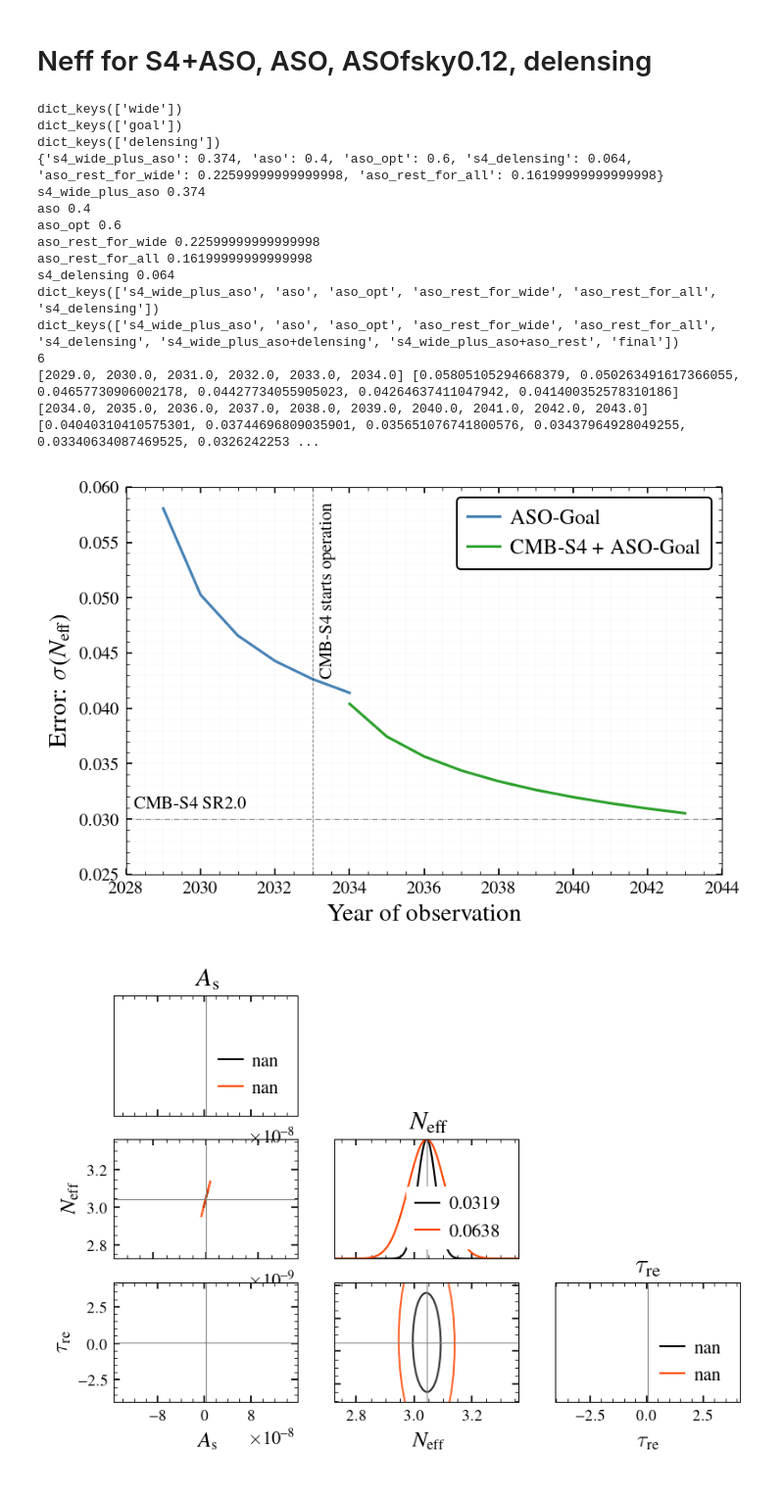
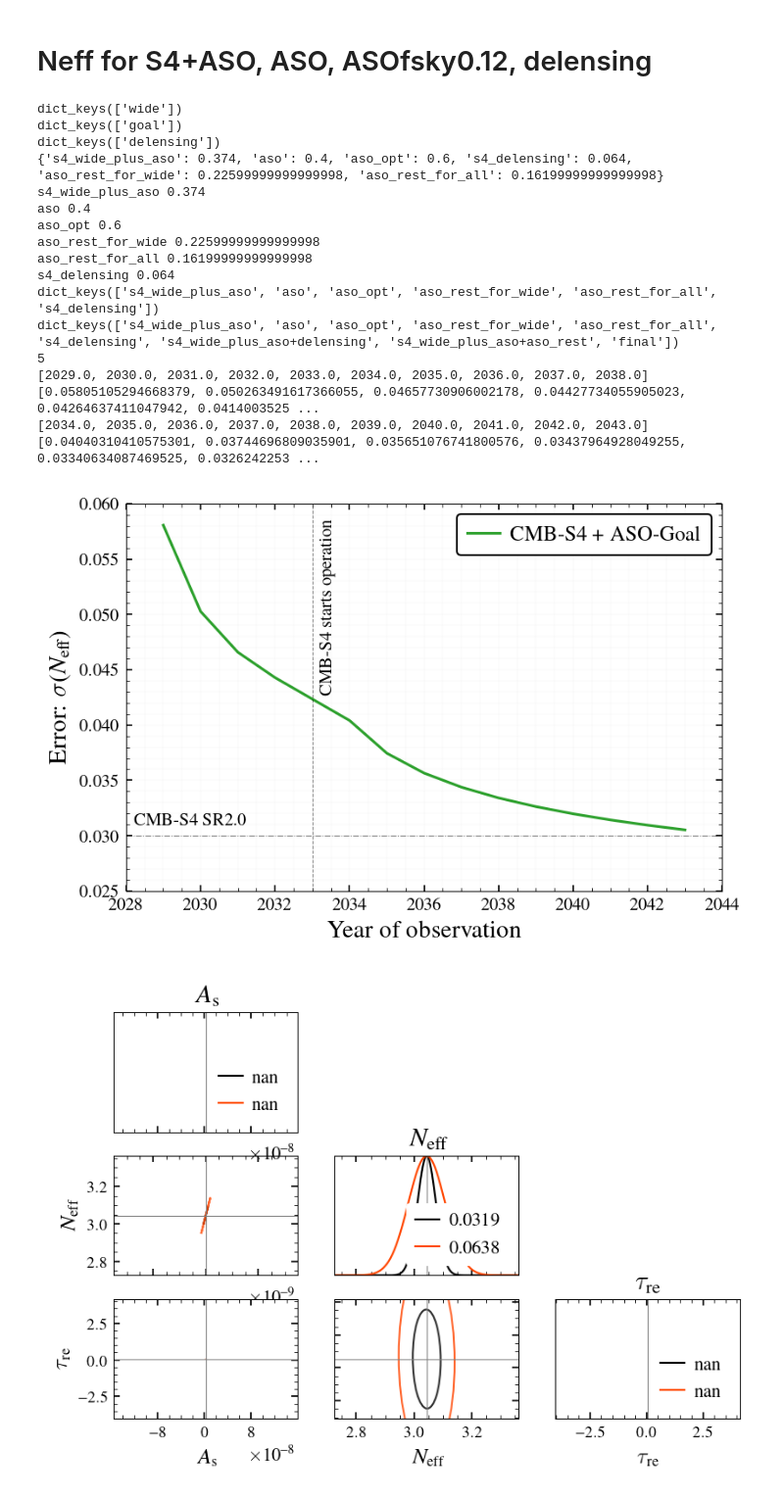
Before and after one commit to sriniraghunathan/cmb_s4_all_chile_optimisation_2025_05, a Jupyter notebook: make_neff_plots.ipynb, the cells around one changed output. Shown at 98% size. Drawn from its saved outputs; the diff is of its cells as text; code cells hidden in the pictures.

Commit message:
connected S4+ASO curves

```diff
--- a/make_neff_plots.ipynb
+++ b/make_neff_plots.ipynb
@@ -226,18 +226,20 @@ pl_specs_dic = {
 clf()
 actual_stat_year_for_aso = 2028
 actual_stat_year_for_s4 = 2033
-max_year_for_aso = 6 #5 #actual_stat_year_for_aso + 5
+max_year_for_aso = 5 #6 #5 #actual_stat_year_for_aso + 5
 print(max_year_for_aso); #sys.exit()
 ymin, ymax = 0.025, 0.06 #0.1 #0.06#7
 xmin, xmax = actual_stat_year_for_aso, actual_stat_year_for_s4 + 11
 fsval = 14
+connect_surveys = ['aso_opt', 'final']
+connected_xarr, connected_yarr = [], []
 for keyname in pl_specs_dic:
     labval, colorval = pl_specs_dic[keyname]
     xarr, yarr = [], []
     for year in year_arr:
         if keyname in ['aso', 'aso_rest', 'aso_opt'] and year>max_year_for_aso:
-            #print(year)
-            continue
+            pass#print(year)
+            #continue
         curr_sigma_neff = sigma_neff_dic[keyname][year]
         ##curr_sigma_neff = curr_sigma_neff - 0.00027
         ##curr_sigma_neff = round(curr_sigma_neff, 4)
@@ -247,43 +249,55 @@ for keyname in pl_specs_dic:
             actual_start_year = actual_stat_year_for_s4
         xarr.append( year + actual_start_year )
         yarr.append( curr_sigma_neff )
+        if keyname in connect_surveys:
+            if keyname in ['aso', 'aso_rest', 'aso_opt']:
+                if year<max_year_for_aso:
+                    connected_xarr.append( year + actual_start_year )
+                    connected_yarr.append( curr_sigma_neff )
+            else:
+                connected_xarr.append( year + actual_start_year )
+                connected_yarr.append( curr_sigma_neff )
+
     if keyname == 'aso_opt':
         lsval = '-' #'-.'
     else:
         lsval = '-'
     print(xarr, yarr)
-    plot(xarr, yarr, color = colorval, label = labval, ls = lsval, lw = 1.5)#, marker = 'o')
+    if keyname not in connect_surveys:
+        plot(xarr, yarr, color = colorval, ls = lsval, lw = 1.5)#, label = labval)#, marker = 'o')
+plot(connected_xarr, connected_yarr, color = colorval, label = labval, ls = lsval, lw = 1.5)#, marker = 'o')
+
 axhline(0.03, lw = 0.5, alpha = 0.5, ls = '-.')
 text(actual_stat_year_for_aso + .2, 0.031, r'CMB-S4 SR2.0')
 axvline( actual_stat_year_for_s4, lw = 0.5, alpha = 0.5, ls = '--')
 text(actual_stat_year_for_s4 + .2, 0.043, r'CMB-S4 starts operation', rotation = 90.)
 ylim( ymin, ymax )
 xlim( xmin, xmax )
 legend(loc = 1, fontsize = fsval-2, ncol = 1, framealpha = 1., columnspacing = 0.5, handletextpad = 0.5, handlelength = 1.5)
 ylabel(r'Error: $\sigma(N_{\rm eff})$', fontsize = fsval)
 xlabel(r'Year of observation', fontsize = fsval )
 #title(r'%s' %(title_str), fontsize = fsval + 2)
 grid(True, which = 'both', axis = 'both', lw = 0.2, alpha = 0.05)
 plname = 'plots/neff_final.pdf'
 savefig(plname, dpi = 200.)
 show()
 # %% [output]
 dict_keys(['wide'])
 dict_keys(['goal'])
 dict_keys(['delensing'])
 {'s4_wide_plus_aso': 0.374, 'aso': 0.4, 'aso_opt': 0.6, 's4_delensing': 0.064, 'aso_rest_for_wide': 0.22599999999999998, 'aso_rest_for_all': 0.16199999999999998}
 s4_wide_plus_aso 0.374
 aso 0.4
 aso_opt 0.6
 aso_rest_for_wide 0.22599999999999998
 aso_rest_for_all 0.16199999999999998
 s4_delensing 0.064
 dict_keys(['s4_wide_plus_aso', 'aso', 'aso_opt', 'aso_rest_for_wide', 'aso_rest_for_all', 's4_delensing'])
 dict_keys(['s4_wide_plus_aso', 'aso', 'aso_opt', 'aso_rest_for_wide', 'aso_rest_for_all', 's4_delensing', 's4_wide_plus_aso+delensing', 's4_wide_plus_aso+aso_rest', 'final'])
-6
-[2029.0, 2030.0, 2031.0, 2032.0, 2033.0, 2034.0] [0.05805105294668379, 0.050263491617366055, 0.04657730906002178, 0.04427734055905023, 0.04264637411047942, 0.041400352578310186]
+5
+[2029.0, 2030.0, 2031.0, 2032.0, 2033.0, 2034.0, 2035.0, 2036.0, 2037.0, 2038.0] [0.05805105294668379, 0.050263491617366055, 0.04657730906002178, 0.04427734055905023, 0.04264637411047942, 0.0414003525 ...
 [2034.0, 2035.0, 2036.0, 2037.0, 2038.0, 2039.0, 2040.0, 2041.0, 2042.0, 2043.0] [0.04040310410575301, 0.03744696809035901, 0.035651076741800576, 0.03437964928049255, 0.03340634087469525, 0.0326242253 ...
-[figure, old version]
+[figure, new version]
 # %%
 param_dict = {}
 param_dict['A_s'] = 2.1e-9
```
